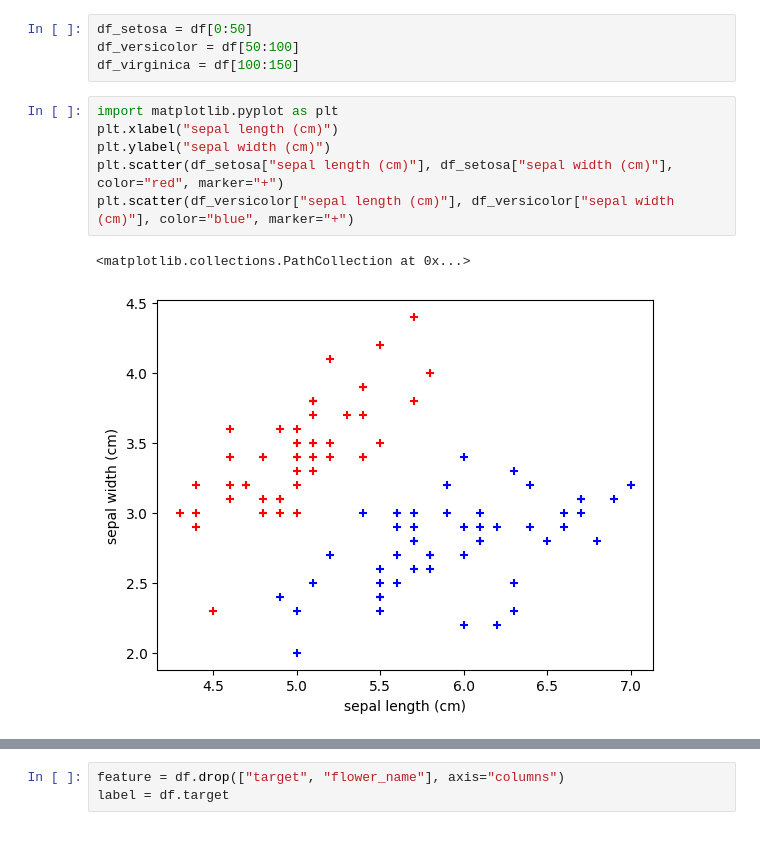
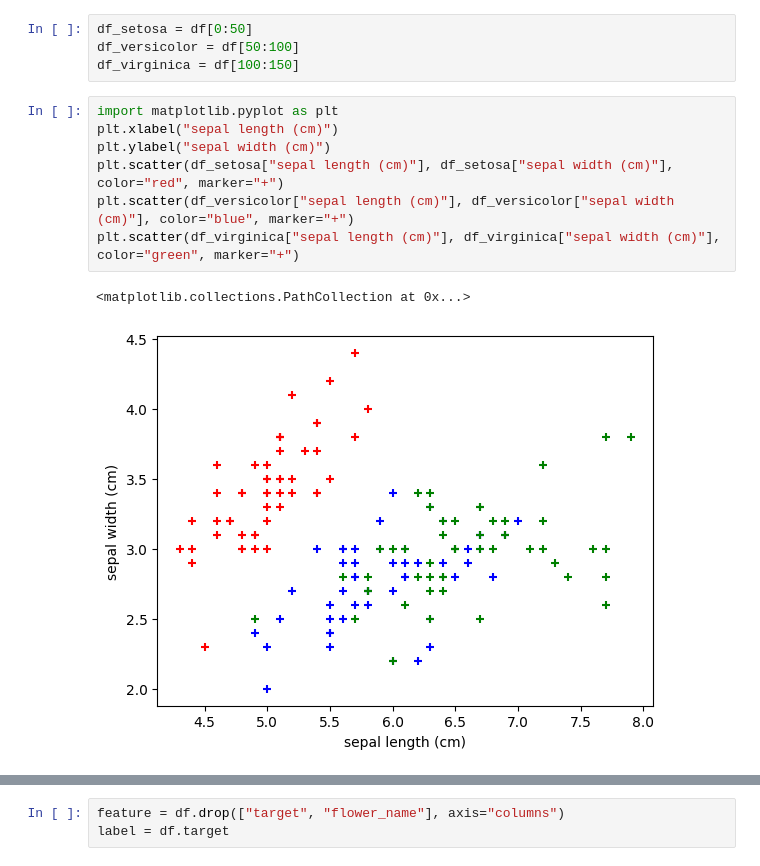
Before and after one commit to Aravinth-Code/ml-learnings, a Jupyter notebook: 10_1_svm.ipynb, the cells around one changed output, grey strips where cells are left out. Saved outputs shown, nothing was run; the diff lists cells and outputs as text.

```diff
--- a/10_1_svm.ipynb
+++ b/10_1_svm.ipynb
@@ -57,12 +57,13 @@ df_virginica = df[100:150]
 # %%
 import matplotlib.pyplot as plt
 plt.xlabel("sepal length (cm)")
 plt.ylabel("sepal width (cm)")
 plt.scatter(df_setosa["sepal length (cm)"], df_setosa["sepal width (cm)"], color="red", marker="+")
 plt.scatter(df_versicolor["sepal length (cm)"], df_versicolor["sepal width (cm)"], color="blue", marker="+")
+plt.scatter(df_virginica["sepal length (cm)"], df_virginica["sepal width (cm)"], color="green", marker="+")
 # %% [output]
 <matplotlib.collections.PathCollection at 0x...>
-[figure, old version]
+[figure, new version]
 # %%
 import matplotlib.pyplot as plt
 plt.xlabel("petal length (cm)")
```
Also changed, not shown: parts of 1 cell of this notebook, 2 other files.
